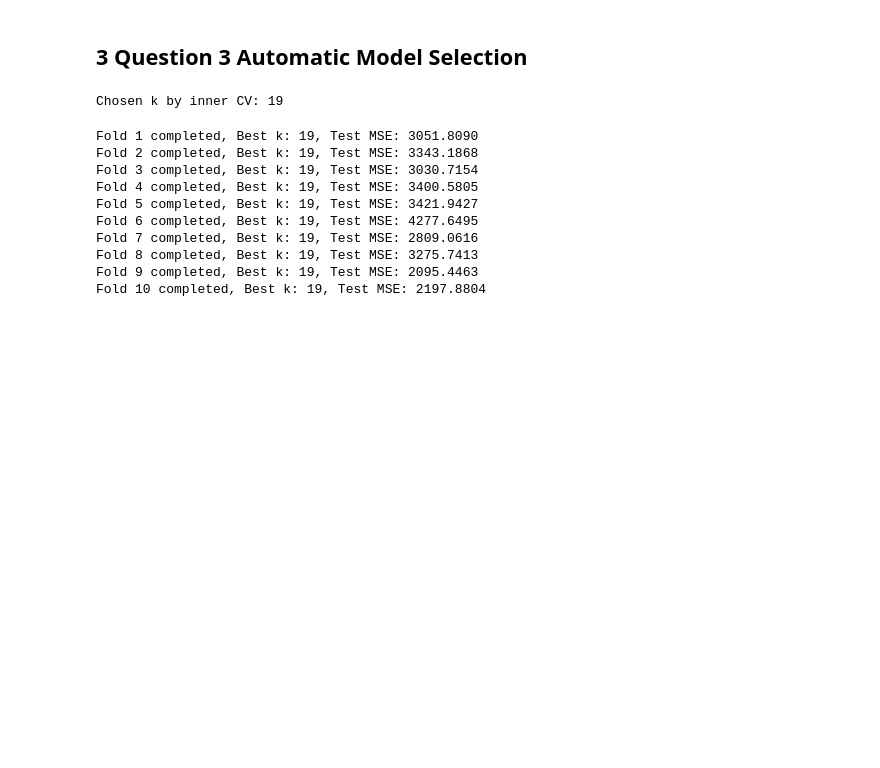
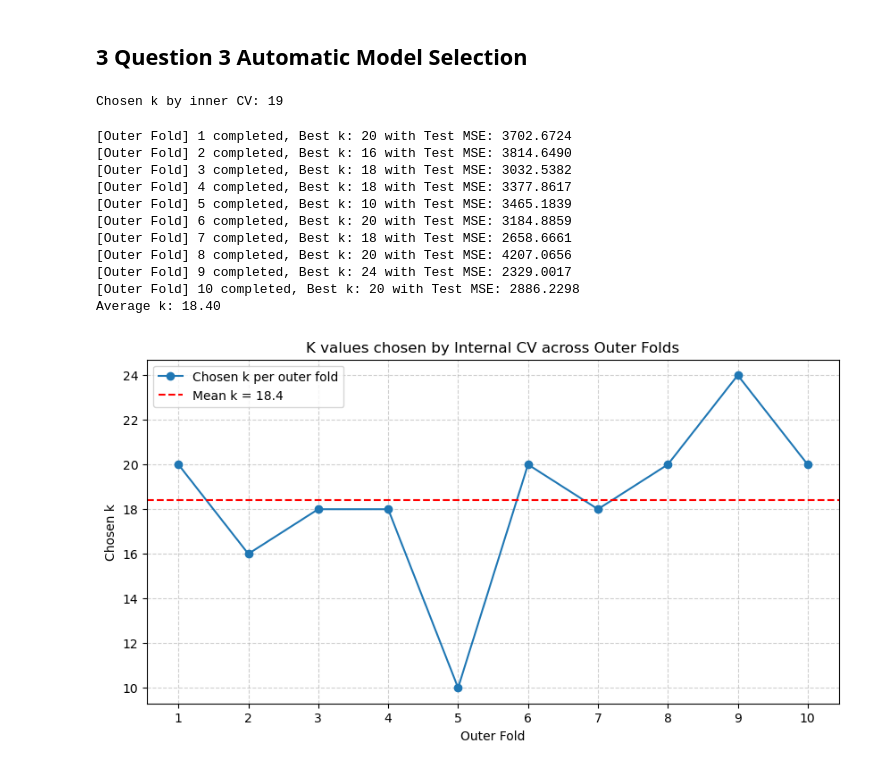
Before and after one commit to MinGGGoD/ML_ASS, a Jupyter notebook: 35224436 Yiming Zhang a1 sec1.ipynb, the cells around one changed output. Saved outputs shown, nothing was run; the diff lists cells and outputs as text; code cells hidden in the pictures; blank space fills up the shorter version.

```diff
--- a/35224436 Yiming Zhang a1 sec1.ipynb
+++ b/35224436 Yiming Zhang a1 sec1.ipynb
@@ -421,24 +379,26 @@ Comparing $L$=5 and $L$=10, both curves show similar trends, but the confidence
 ## 3 Question 3 Automatic Model Selection
 # %%
 from sklearn.base import BaseEstimator
+
+
 class KnnRegressorCV(BaseEstimator):
     def __init__(self, ks=list(range(1, 21)), cv=LFold(5)):
         self.ks = ks
         self.cv = cv
-        self.k_ = None # the best k
-        self.model_ = None # the best model
+        self.k_ = None  # the best k
+        self.model_ = None  # the best model
 
     def fit(self, x, y):
         best_k = None
-        best_score = float('inf')
+        best_score = float("inf")
 
         # iterate over each k
         for k in self.ks:
             val_errors = []
-            for train_idx, val_idx in self.cv.split(X_train):
+            for train_idx, val_idx in self.cv.split(x):
                 # split data
-                X_tr, y_tr = X_train[train_idx], y_train[train_idx]
-                X_val, y_val = X_train[val_idx], y_train[val_idx]
+                X_tr, y_tr = x[train_idx], y[train_idx]
+                X_val, y_val = x[val_idx], y[val_idx]
 
                 knn = KnnRegressor(k=k)
                 knn.fit(X_tr, y_tr)
@@ -453,7 +413,7 @@ class KnnRegressorCV(BaseEstimator):
 
         # record the best k and the model
         self.k_ = int(best_k)
-        self.model_ = KnnRegressor(k=self.k_).fit(X_train, y_train)
+        self.model_ = KnnRegressor(k=self.k_).fit(x, y)
         return self
 
     def predict(self, x):
@@ -461,36 +421,58 @@ class KnnRegressorCV(BaseEstimator):
 # %%
 l_fold = LFold(L=10)
 knn_cv = KnnRegressorCV(ks=list(range(1, 21)), cv=l_fold)
-knn_cv.fit(X_train, y_train)
+knn_cv.fit(X, y)
 knn_cv.predict(X_test)
 print("Chosen k by inner CV:", knn_cv.k_)
 # %% [output]
 Chosen k by inner CV: 19
 # %%
-outer_cv = LFold(L=10)
-inner_cv = LFold(L=10)
+outer_cv = LFold(L=10, shuffle=True, random_state=18)
+inner_cv = LFold(L=10, shuffle=True, random_state=18)
 
 chosen_ks, test_mses = [], []
 fold_count = 0
-for tr_idx, val_idx in outer_cv.split(X_train):
-    X_tr, y_tr = X_train[tr_idx], y_train[tr_idx]
-    X_val, y_val = X_train[val_idx], y_train[val_idx]
+for tr_idx, val_idx in outer_cv.split(X):
+    X_tr, y_tr = X[tr_idx], y[tr_idx]
+    X_val, y_val = X[val_idx], y[val_idx]
 
     knn = KnnRegressorCV(ks=list(range(1,61)), cv=inner_cv).fit(X_tr, y_tr)
     chosen_ks.append(knn.k_)
     y_pred = knn.predict(X_val)
+    # error of best model (in this outer fold)
     test_mses.append(mse(y_val, y_pred))
     fold_count += 1
-    print(f"Fold {fold_count} completed, Best k: {knn.k_}, Test MSE: {test_mses[-1]:.4f}")
+    print(f"[Outer Fold] {fold_count} completed, Best k: {knn.k_} with Test MSE: {test_mses[-1]:.4f}")
+
+# mean K
+mean_k = np.mean(chosen_ks)
+print(f"Average k: {mean_k:.2f}")
+
+# plot the chosen k
+plt.figure(figsize=(10, 5))
+plt.plot(range(1, len(chosen_ks) + 1), chosen_ks, marker='o', linestyle='-', label="Chosen k per outer fold")
+
+# mean k
+plt.axhline(y=mean_k, color='r', linestyle='--', label=f"Mean k = {mean_k:.1f}")
+
+plt.xlabel("Outer Fold")
+plt.ylabel("Chosen k")
+plt.title("K values chosen by Internal CV across Outer Folds")
+plt.xticks(range(1, len(chosen_ks) + 1))
+plt.legend()
+plt.grid(True, linestyle="--", alpha=0.6)
+plt.show()
 # %% [output]
-Fold 1 completed, Best k: 19, Test MSE: 3051.8090
-Fold 2 completed, Best k: 19, Test MSE: 3343.1868
-Fold 3 completed, Best k: 19, Test MSE: 3030.7154
-Fold 4 completed, Best k: 19, Test MSE: 3400.5805
-Fold 5 completed, Best k: 19, Test MSE: 3421.9427
-Fold 6 completed, Best k: 19, Test MSE: 4277.6495
-Fold 7 completed, Best k: 19, Test MSE: 2809.0616
-Fold 8 completed, Best k: 19, Test MSE: 3275.7413
-Fold 9 completed, Best k: 19, Test MSE: 2095.4463
-Fold 10 completed, Best k: 19, Test MSE: 2197.8804
+[Outer Fold] 1 completed, Best k: 20 with Test MSE: 3702.6724
+[Outer Fold] 2 completed, Best k: 16 with Test MSE: 3814.6490
+[Outer Fold] 3 completed, Best k: 18 with Test MSE: 3032.5382
+[Outer Fold] 4 completed, Best k: 18 with Test MSE: 3377.8617
+[Outer Fold] 5 completed, Best k: 10 with Test MSE: 3465.1839
+[Outer Fold] 6 completed, Best k: 20 with Test MSE: 3184.8859
+[Outer Fold] 7 completed, Best k: 18 with Test MSE: 2658.6661
+[Outer Fold] 8 completed, Best k: 20 with Test MSE: 4207.0656
+[Outer Fold] 9 completed, Best k: 24 with Test MSE: 2329.0017
+[Outer Fold] 10 completed, Best k: 20 with Test MSE: 2886.2298
+Average k: 18.40
+[figure, added]
 # %% [markdown]
```
Also changed, not shown: parts of 17 cells of this notebook.
